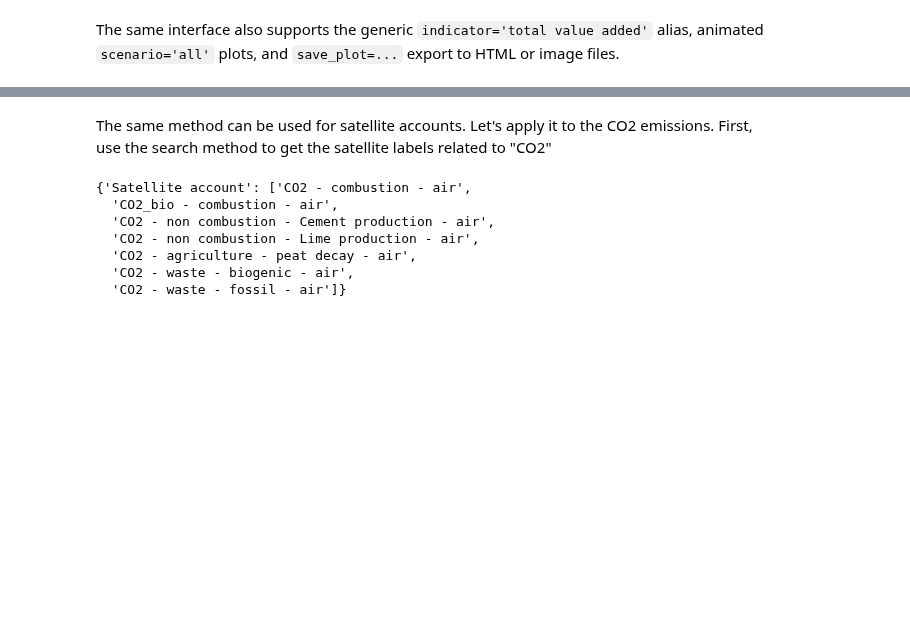
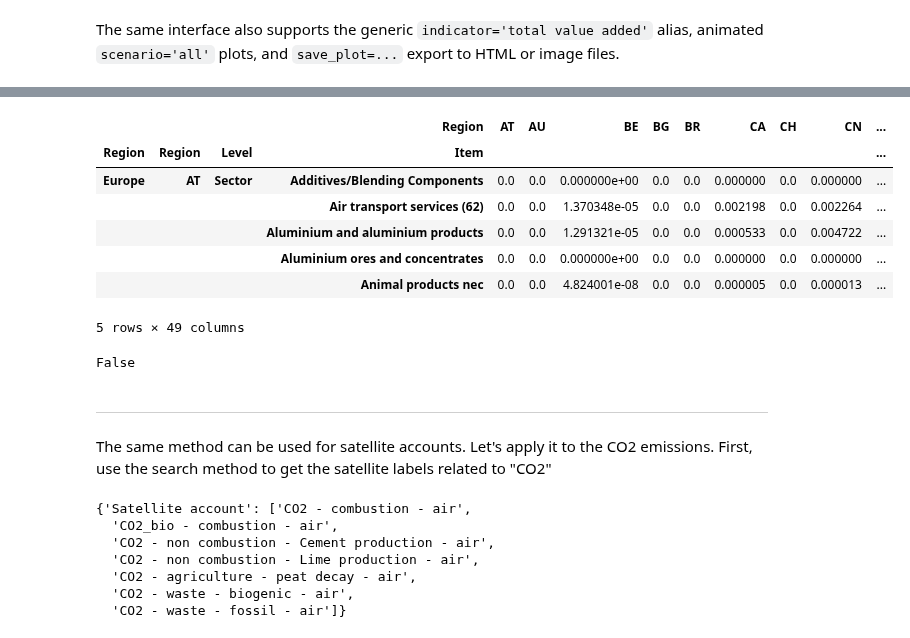
Before and after one commit to it-is-me-mario/MARIO, a Jupyter notebook: doc/source/user_guide/inspection/calculate_trades.ipynb, the cells around one changed output, grey strips where cells are left out. Drawn from its saved outputs; the diff is of its cells as text; code cells hidden in the pictures; blank space fills up the shorter version.

Commit message:
Refine trade analysis APIs and documentation

```diff
--- a/doc/source/user_guide/inspection/calculate_trades.ipynb
+++ b/doc/source/user_guide/inspection/calculate_trades.ipynb
@@ -210,4 +229,42 @@ all_value_added_content = db.calc_trades_content(
+# %%
+value_added_breakdown = db.calc_trades_content(
+    indicator='total value added',
+    item=sector,
+    scenario=base_scenario,
+    method='upstream',
+    breakdown=True,
+    clusters='continent',
+    clusters_direction='origin',
+)
+
+value_added_breakdown.head()
+# %% [output]
+|  |  |  | Region | AT | AU | BE | BG | BR | CA | CH | CN | ... |
+| Region | Region | Level | Item |  |  |  |  |  |  |  |  | ... |
+| Europe | AT | Sector | Additives/Blending Components | 0.0 | 0.0 | 0.000000e+00 | 0.0 | 0.0 | 0.000000 | 0.0 | 0.000000 | ... |
+|  |  |  | Air transport services (62) | 0.0 | 0.0 | 1.370348e-05 | 0.0 | 0.0 | 0.002198 | 0.0 | 0.002264 | ... |
+|  |  |  | Aluminium and aluminium products | 0.0 | 0.0 | 1.291321e-05 | 0.0 | 0.0 | 0.000533 | 0.0 | 0.004722 | ... |
+|  |  |  | Aluminium ores and concentrates | 0.0 | 0.0 | 0.000000e+00 | 0.0 | 0.0 | 0.000000 | 0.0 | 0.000000 | ... |
+|  |  |  | Animal products nec | 0.0 | 0.0 | 4.824001e-08 | 0.0 | 0.0 | 0.000005 | 0.0 | 0.000013 | ... |
+5 rows × 49 columns
+# %%
+restored_upstream_content = value_added_breakdown.groupby(level=0, sort=False).sum()
+
+restored_upstream_content.equals(
+    db.calc_trades_content(
+        indicator='total value added',
+        item=sector,
+        scenario=base_scenario,
+        method='upstream',
+        clusters='continent',
+        clusters_direction='origin',
+    )
+)
+# %% [output]
+False
 # %% [markdown]
+---
+
 The same method can be used for satellite accounts. Let's apply it to the CO2 emissions. First, use the search method to get the satellite labels related to "CO2"
 # %%
 db.search("CO2")
```
Also changed, not shown: parts of 6 cells of this notebook, 18 other files.
